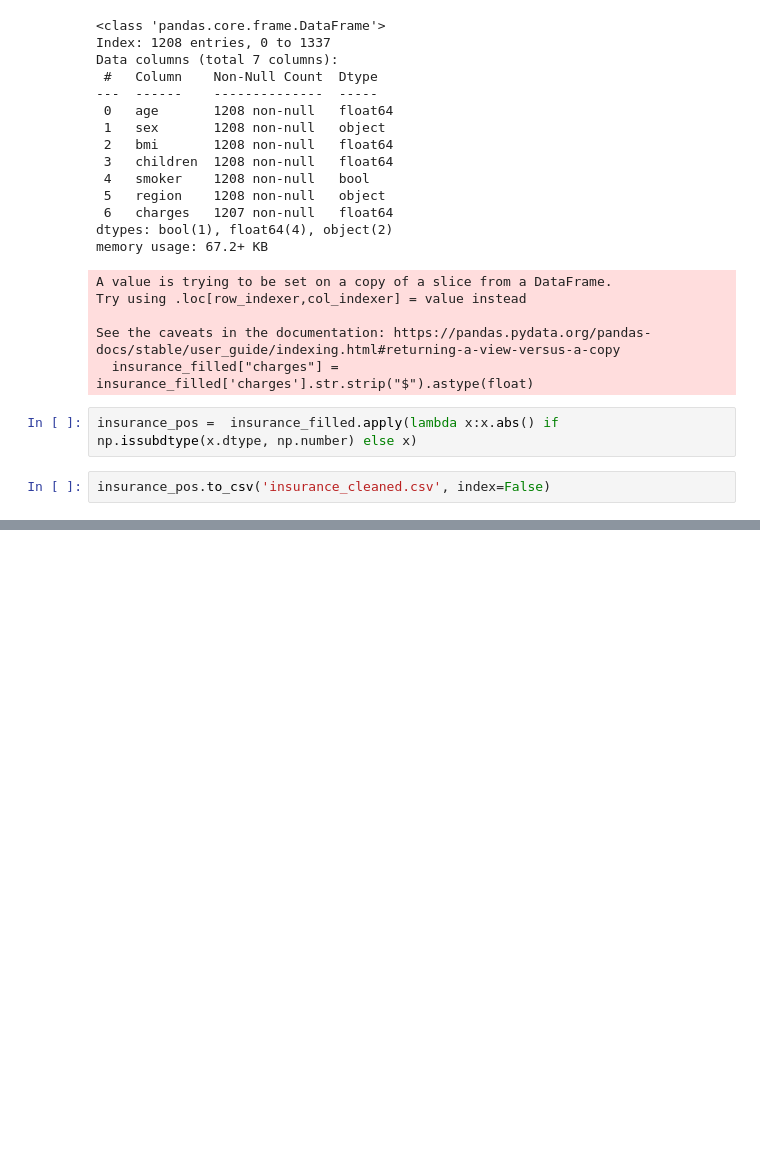
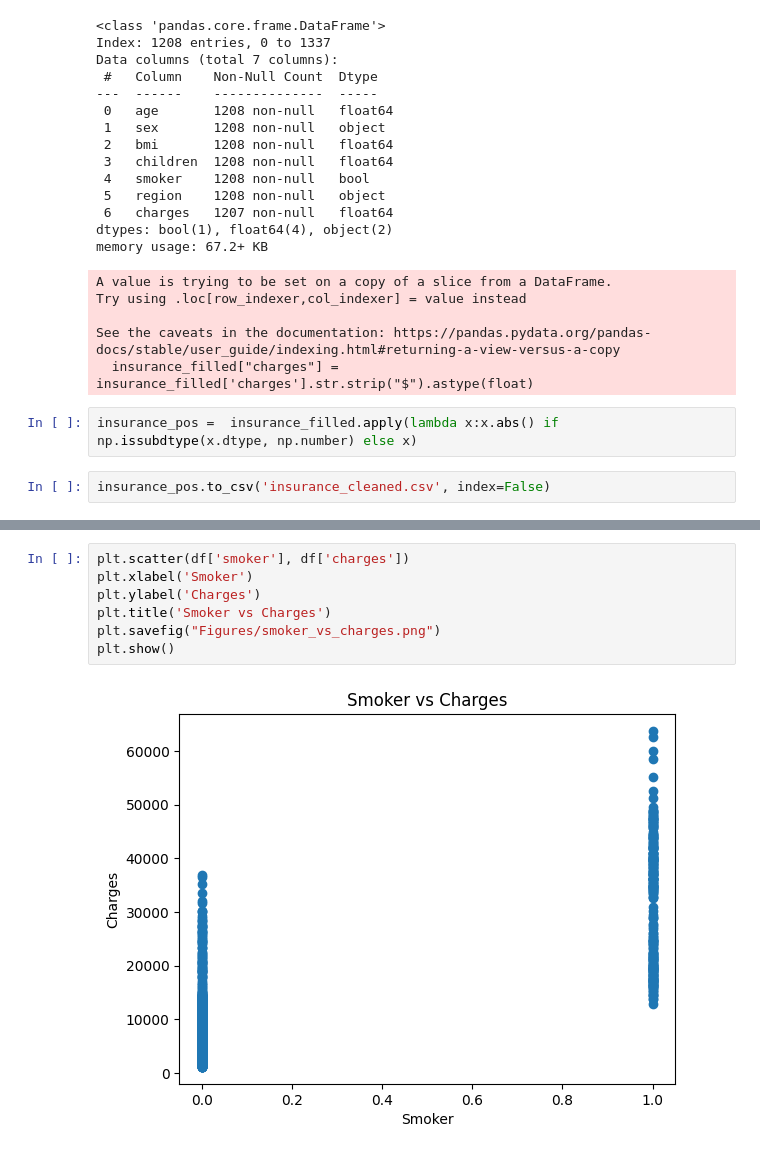
Before and after one commit to sankajithdjinasena/Health-Insurance-Cost-Predictor, a Jupyter notebook: script.ipynb, the cells around one changed output, grey strips where cells are left out. Saved outputs shown, nothing was run; the diff lists cells and outputs as text; blank space fills up the shorter version.

```diff
--- a/script.ipynb
+++ b/script.ipynb
@@ -144,0 +173,9 @@ insurance_pos.to_csv('insurance_cleaned.csv', index=False)
+# %%
+plt.scatter(df['smoker'], df['charges'])
+plt.xlabel('Smoker')
+plt.ylabel('Charges')
+plt.title('Smoker vs Charges')
+plt.savefig("Figures/smoker_vs_charges.png")
+plt.show()
+# %% [output]
+[figure, added]
```
Also changed, not shown: parts of 21 cells of this notebook, 3 other files.
